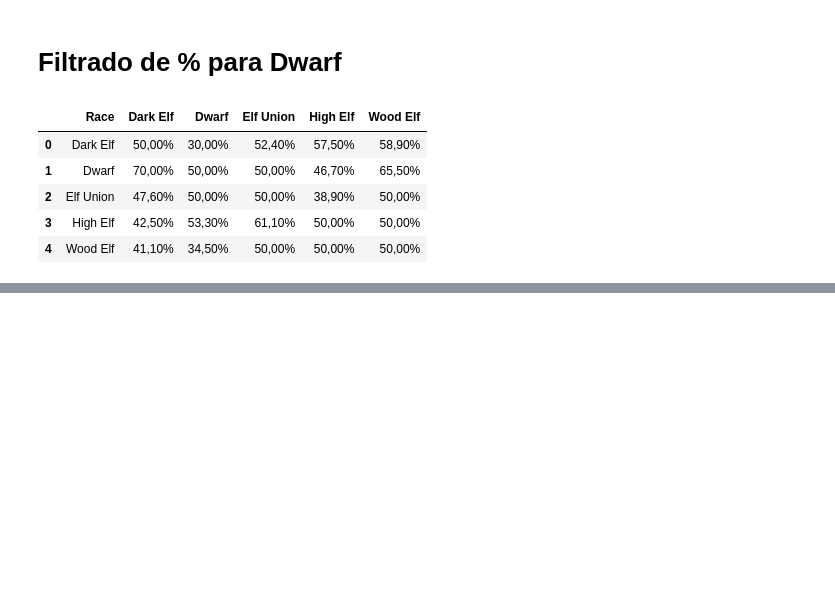
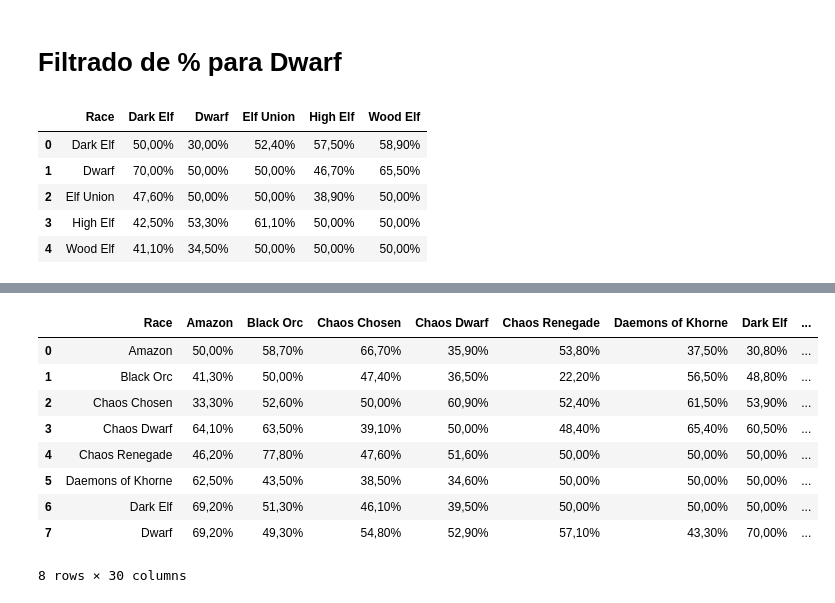
Before and after one commit to exAdun/EBBA, a Jupyter notebook: Clean.ipynb, the cells around one changed output, grey strips where cells are left out. Saved outputs shown, nothing was run; the diff lists cells and outputs as text; code cells hidden in the pictures; blank space fills up the shorter version.

```diff
--- a/Clean.ipynb
+++ b/Clean.ipynb
@@ -400,2 +400,15 @@ for x, y in zip(df_dwarf_elfs.index, df_dwarf_elfs[1]):
 # %%
 plotly.bar(df_dwarf_elfs) #pruebo a hacerlo con plotly por si fuera mejor
+# %%
+percent.head(8)
+# %% [output]
+|  | Race | Amazon | Black Orc | Chaos Chosen | Chaos Dwarf | Chaos Renegade | Daemons of Khorne | Dark Elf | ... |
+| 0 | Amazon | 50,00% | 58,70% | 66,70% | 35,90% | 53,80% | 37,50% | 30,80% | ... |
+| 1 | Black Orc | 41,30% | 50,00% | 47,40% | 36,50% | 22,20% | 56,50% | 48,80% | ... |
+| 2 | Chaos Chosen | 33,30% | 52,60% | 50,00% | 60,90% | 52,40% | 61,50% | 53,90% | ... |
+| 3 | Chaos Dwarf | 64,10% | 63,50% | 39,10% | 50,00% | 48,40% | 65,40% | 60,50% | ... |
+| 4 | Chaos Renegade | 46,20% | 77,80% | 47,60% | 51,60% | 50,00% | 50,00% | 50,00% | ... |
+| 5 | Daemons of Khorne | 62,50% | 43,50% | 38,50% | 34,60% | 50,00% | 50,00% | 50,00% | ... |
+| 6 | Dark Elf | 69,20% | 51,30% | 46,10% | 39,50% | 50,00% | 50,00% | 50,00% | ... |
+| 7 | Dwarf | 69,20% | 49,30% | 54,80% | 52,90% | 57,10% | 43,30% | 70,00% | ... |
+8 rows × 30 columns
```
Also changed, not shown: parts of 4 cells of this notebook, 3 other files.
